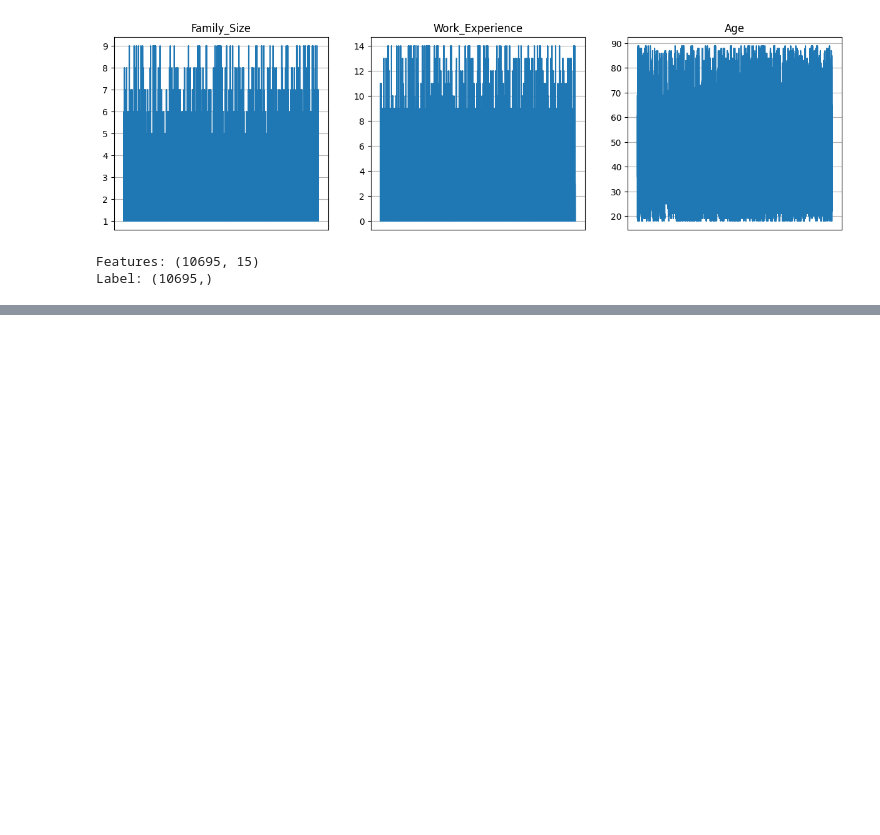
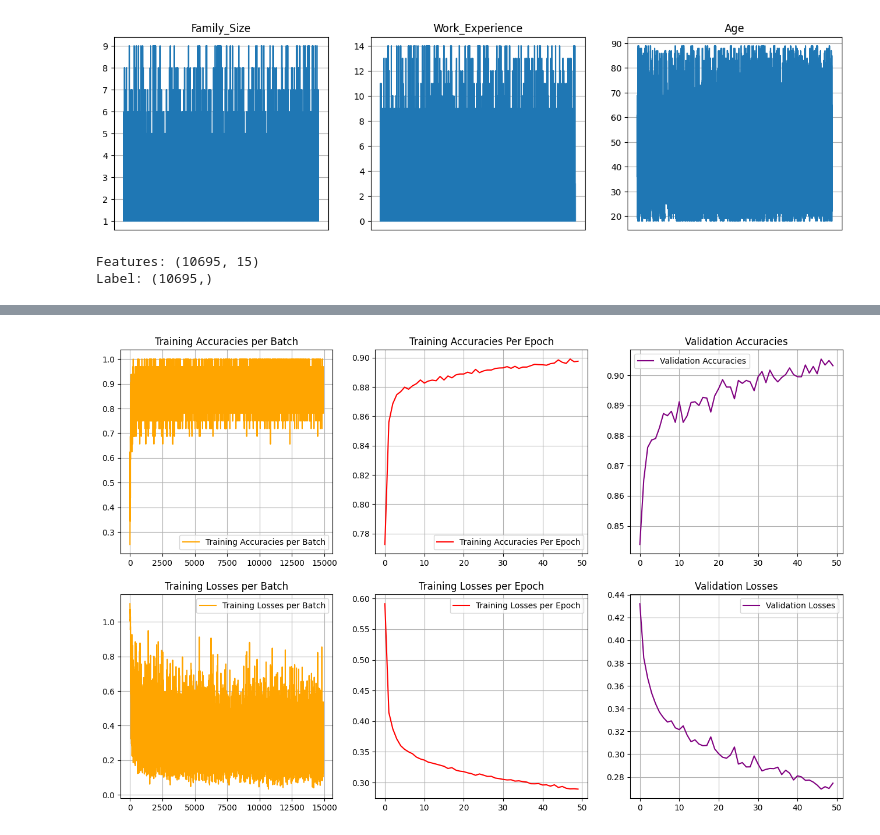
Before and after one commit to MarcDagher/Machine-Learning-Practice, a Jupyter notebook: Classification/Predict Customer Spending Score/PyTorch_ANN.ipynb, the cells around one changed output, grey strips where cells are left out. Saved outputs shown, nothing was run; the diff lists cells and outputs as text; code cells hidden in the pictures; blank space fills up the shorter version.

Commit message:
Basic PyTorch Model

```diff
--- a/Classification/Predict Customer Spending Score/PyTorch_ANN.ipynb
+++ b/Classification/Predict Customer Spending Score/PyTorch_ANN.ipynb
@@ -16,7 +10,7 @@ Using device: cpu
 # %%
 # Combine CSVs
-csv1 = pd.read_csv("drive/My Drive/Colab Notebooks/Predict Customer Spending Score/Test.csv")
-csv2 = pd.read_csv("drive/My Drive/Colab Notebooks/Predict Customer Spending Score/Customers.csv")
+csv1 = pd.read_csv("Test.csv")
+csv2 = pd.read_csv("Customers.csv")
 
 dataframe = pd.concat( [csv1, csv2], ignore_index = True )
 dataframe = dataframe.drop(["ID", "Segmentation", "Var_1"] , axis = 1)
@@ -307,0 +329,6 @@ Validation Features: torch.Size([4092, 15]), Validation Labels: torch.Size([4092
+# %%
+# Train Neural Network
+training = model.train_model(
+    training_data=train_loader, validation_data=[X_val, y_val],
+    optimizer=adam_optimizer, loss_function=negative_log_likelihood, epochs=50
+    )
@@ -308,10 +353,3 @@ Validation Features: torch.Size([4092, 15]), Validation Labels: torch.Size([4092
 # %%
-# Train Neural Network
-training = model.train_model(
-    X_train=training_features, y_train=training_labels,
-    X_val=val_features, y_val=val_labels,
-    optimizer=adam_optimizer, loss_function=cross_entropy_loss, epochs=100
-    )
-
 # Test Neural Network
-testing = model.predict(X=X_test, y_true=y_test, loss_function=cross_entropy_loss)
+testing = model.predict(X=X_test, y_true=y_test, loss_function=negative_log_likelihood)
@@ -389,0 +393,34 @@ Precision Score: 0.8822703957557678
+# %%
+# Helper Function
+def plot_training_results(ax, per_epoch, per_batch, validation, title1, title2, title3):
+  ax[0].plot(per_batch, color = 'orange')
+  ax[0].legend([title2])
+  ax[0].grid(True)
+  ax[0].set_title(title2)
+
+  ax[1].plot(per_epoch, color = 'red')
+  ax[1].legend([title1])
+  ax[1].grid(True)
+  ax[1].set_title(title1)
+
+  ax[2].plot(validation, color = 'purple')
+  ax[2].legend([title3])
+  ax[2].grid(True)
+  ax[2].set_title(title3)
+
+# Plot results
+fig, (ax1, ax2) = plt.subplots(2,3,figsize=(16,10))
+
+plot_training_results(ax=ax1,
+             per_epoch=training['training_accuracies_per_epoch'], title1='Training Accuracies Per Epoch',
+             per_batch=training['training_accuracies_per_batch'], title2='Training Accuracies per Batch',
+             validation=training['val_accuracies'],  title3='Validation Accuracies')
+
+plot_training_results(ax=ax2,
+                      per_epoch=training['training_losses_per_epoch'], title1="Training Losses per Epoch",
+                      per_batch=training['training_losses_per_batch'], title2="Training Losses per Batch",
+                      validation=training['val_losses'], title3='Validation Losses')
+
+plt.show()
+# %% [output]
+[figure, added]
```
Also changed, not shown: parts of 13 cells of this notebook.
